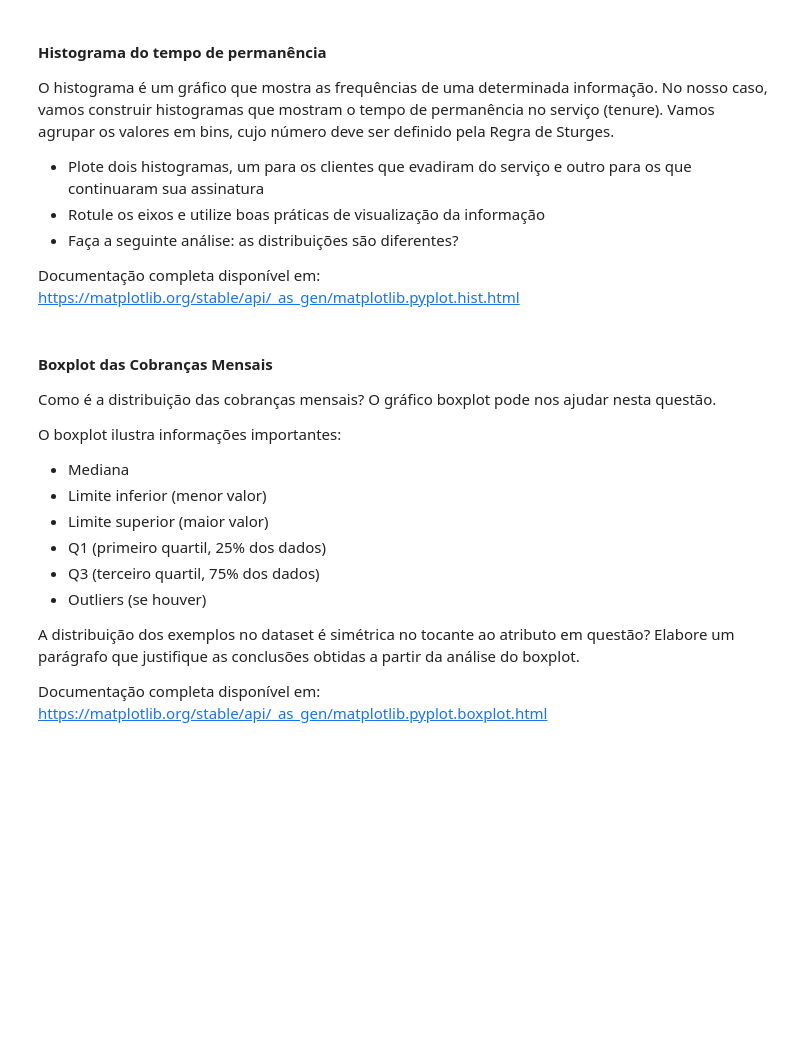
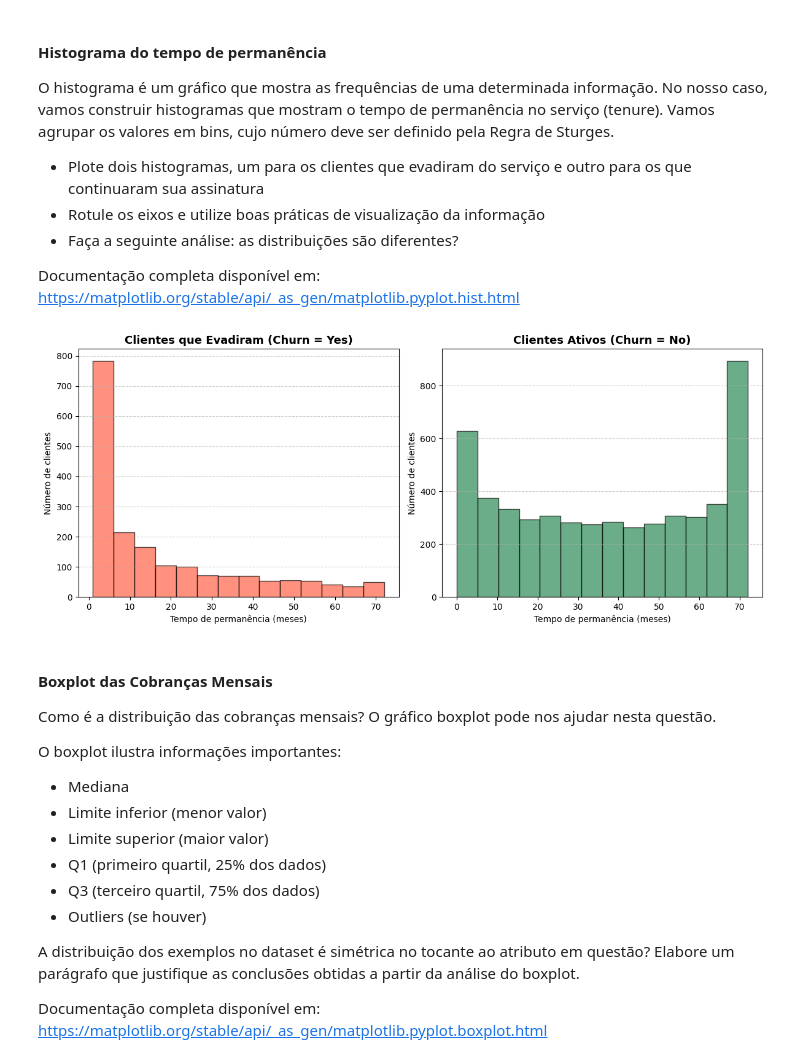
Before and after one commit to samirasousza/RNA-2025.2-PP1.2, a Jupyter notebook: RNA_2025_2_PP1_2.ipynb, the cells around one changed output. Cells and saved outputs as stored; diff of their text form; code cells hidden in the pictures; blank space fills up the shorter version.

Commit message:
histograma

```diff
--- a/RNA_2025_2_PP1_2.ipynb
+++ b/RNA_2025_2_PP1_2.ipynb
@@ -109,6 +111,41 @@ O histograma é um gráfico que mostra as frequências de uma determinada inform
 - Faça a seguinte análise: as distribuições são diferentes?
 
 Documentação completa disponível em: https://matplotlib.org/stable/api/_as_gen/matplotlib.pyplot.hist.html
+# %%
+tenure_churn = data[data["Churn"] == "Yes"]["tenure"] # evadidos
+tenure_active = data[data["Churn"] == "No"]["tenure"] # não evadidos
+
+# Calcular o número de bins pela Regra de Sturges
+n_churn = len(tenure_churn)
+n_active = len(tenure_active)
+
+k_churn = int (np.ceil(1 + 3.322 * np.log10(n_churn)))
+k_active = int (np.ceil(1 + 3.322 * np.log10(n_active)))
+
+bins = max(k_churn, k_active) #usa o maior
+# %%
+plt.figure(figsize=(12, 5))
+
+# Histograma - evadidos
+plt.subplot(1, 2, 1)
+plt.hist(tenure_churn, bins=bins, color="tomato", edgecolor="black", alpha=0.7)
+plt.title("Clientes que Evadiram (Churn = Yes)", fontsize=13, fontweight="bold")
+plt.xlabel("Tempo de permanência (meses)")
+plt.ylabel("Número de clientes")
+plt.grid(axis="y", linestyle="--", alpha=0.6)
+
+# Histograma - não evadidos
+plt.subplot(1, 2, 2)
+plt.hist(tenure_active, bins=bins, color="seagreen", edgecolor="black", alpha=0.7)
+plt.title("Clientes Ativos (Churn = No)", fontsize=13, fontweight="bold")
+plt.xlabel("Tempo de permanência (meses)")
+plt.ylabel("Número de clientes")
+plt.grid(axis="y", linestyle="--", alpha=0.6)
+
+plt.tight_layout()
+plt.show()
+# %% [output]
+[figure, added]
 # %% [markdown]
 #### Boxplot das Cobranças Mensais
 
```
Also changed, not shown: parts of 2 cells of this notebook.
